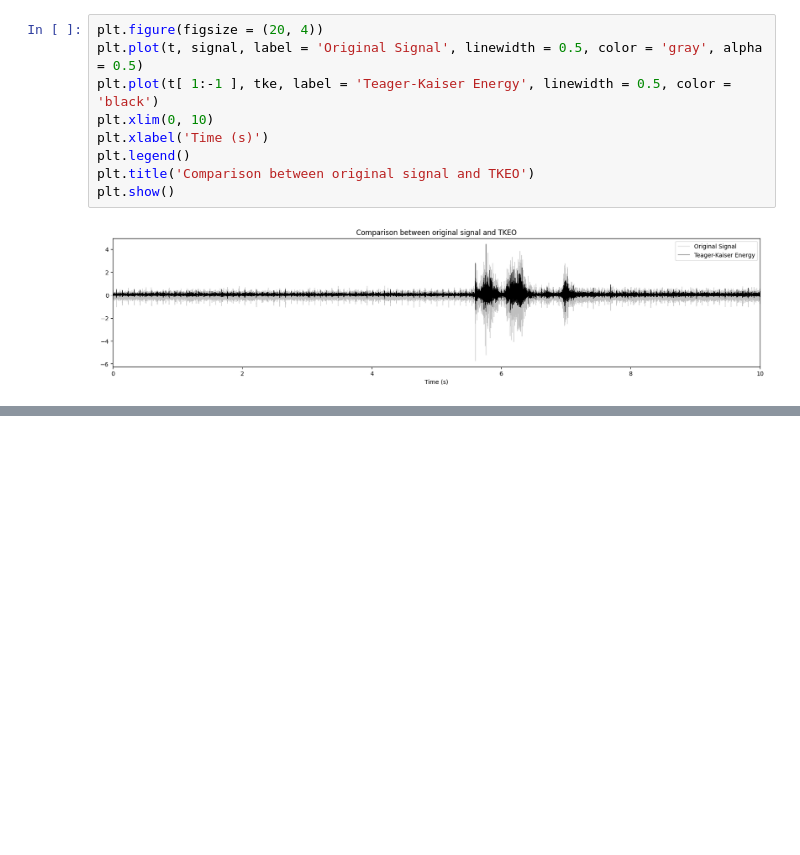
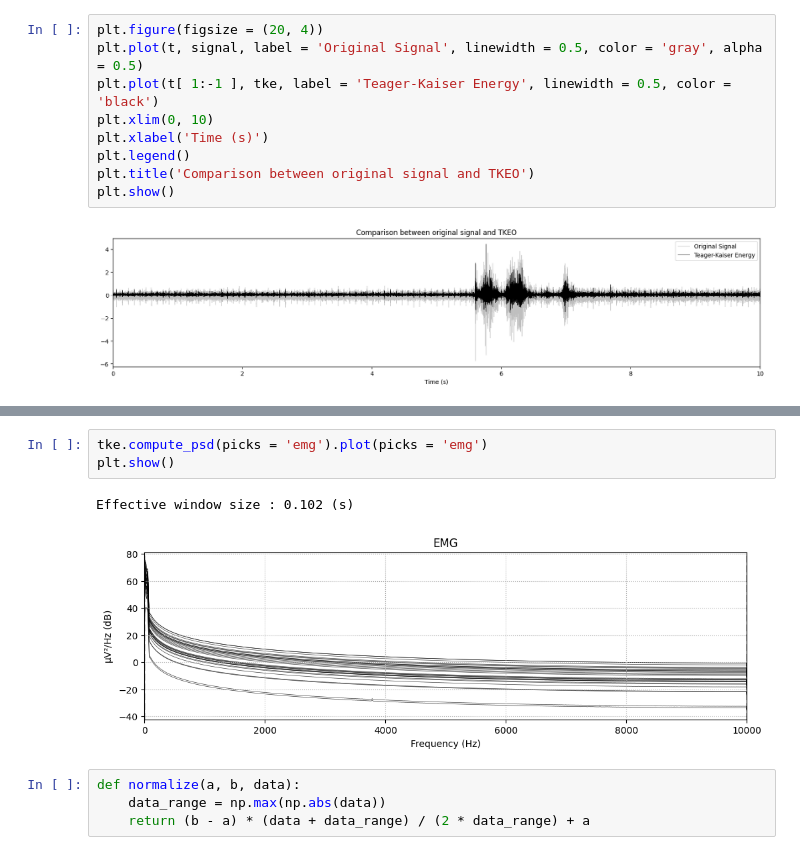
Before and after one commit to kerseviciute/spontaneous-movement, a Jupyter notebook: emg.ipynb, the cells around one changed output, grey strips where cells are left out. Drawn from its saved outputs; the diff is of its cells as text; blank space fills up the shorter version.

```diff
--- a/emg.ipynb
+++ b/emg.ipynb
@@ -136,0 +200,10 @@ plt.show()
+# %%
+tke.compute_psd(picks = 'emg').plot(picks = 'emg')
+plt.show()
+# %% [output]
+Effective window size : 0.102 (s)
+[figure, added]
+# %%
+def normalize(a, b, data):
+    data_range = np.max(np.abs(data))
+    return (b - a) * (data + data_range) / (2 * data_range) + a
```
Also changed, not shown: parts of 7 cells of this notebook.
